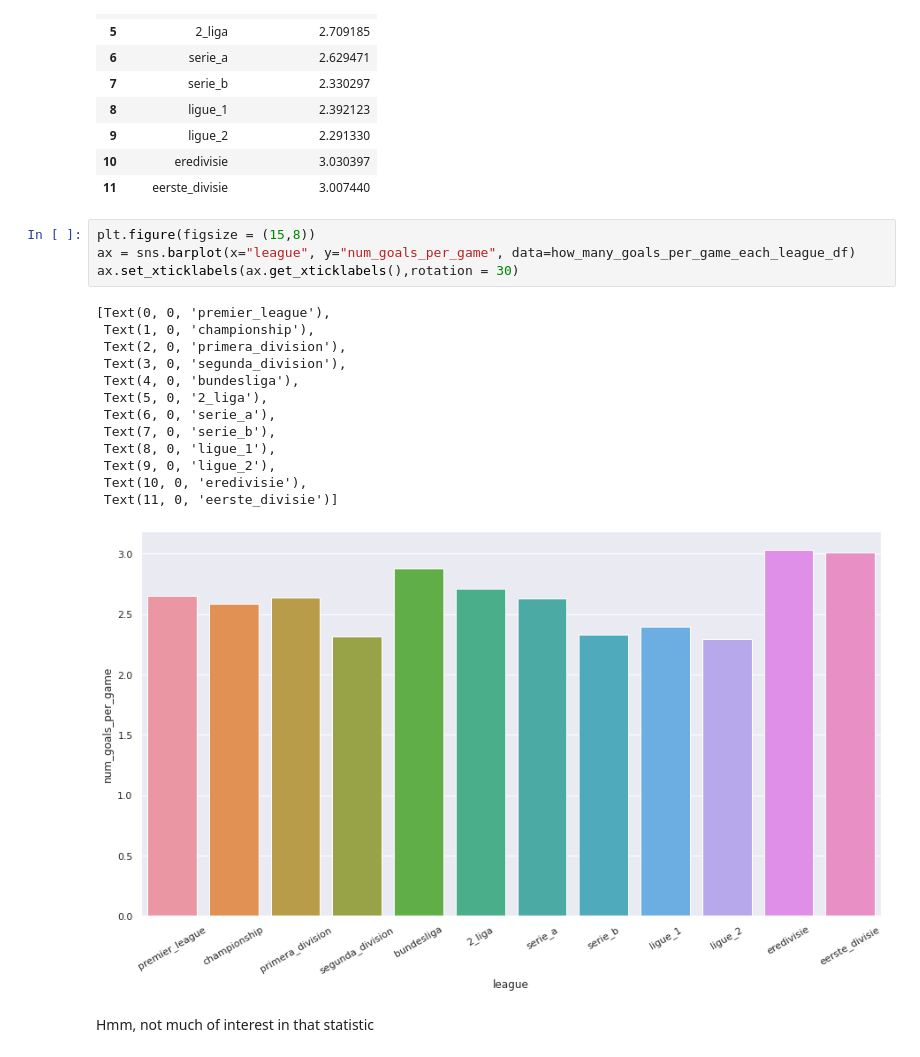
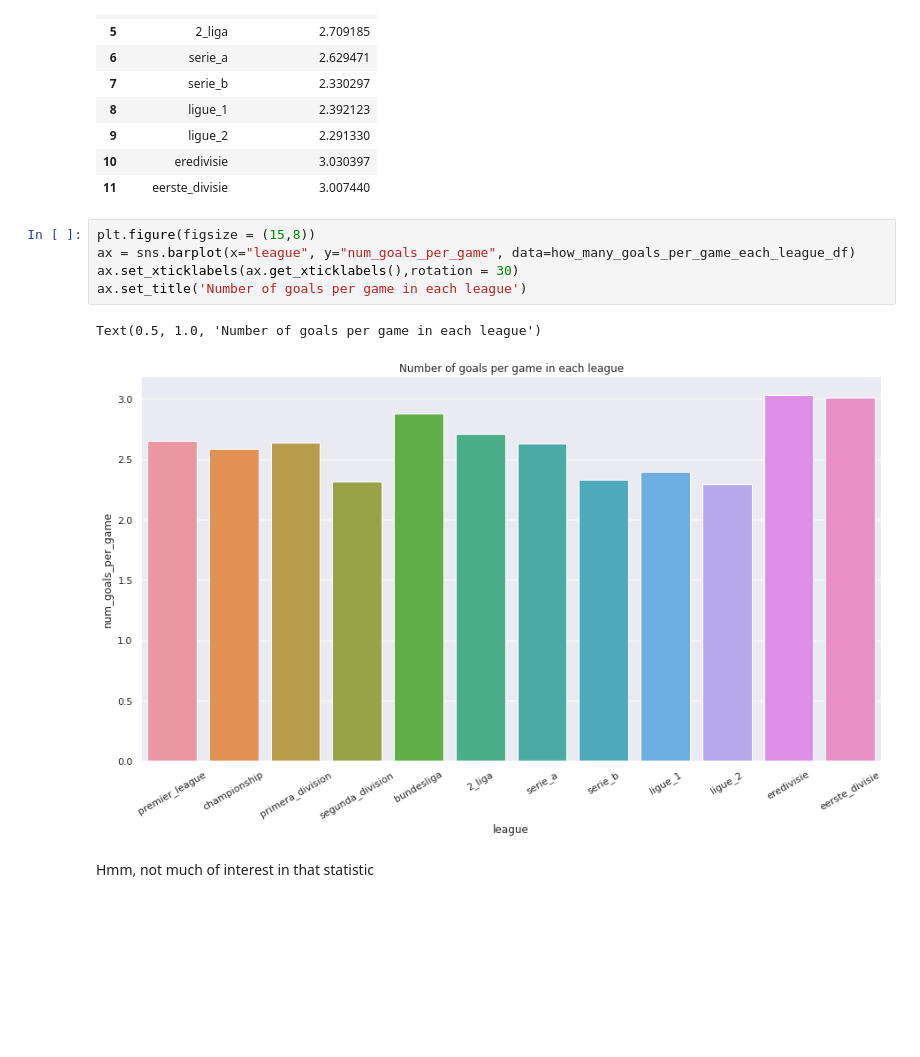
Before and after one commit to dan-bouchard/Football-Match-Outcome-Prediction, a Jupyter notebook: eda_and_data_cleaning.ipynb, the cells around one changed output. Saved outputs shown, nothing was run; the diff lists cells and outputs as text; blank space fills up the shorter version.

```diff
--- a/eda_and_data_cleaning.ipynb
+++ b/eda_and_data_cleaning.ipynb
@@ -324,21 +324,11 @@ how_many_goals_per_game_each_league_df
 # %%
 plt.figure(figsize = (15,8))
 ax = sns.barplot(x="league", y="num_goals_per_game", data=how_many_goals_per_game_each_league_df)
 ax.set_xticklabels(ax.get_xticklabels(),rotation = 30)
+ax.set_title('Number of goals per game in each league')
 # %% [output]
-[Text(0, 0, 'premier_league'),
- Text(1, 0, 'championship'),
- Text(2, 0, 'primera_division'),
- Text(3, 0, 'segunda_division'),
- Text(4, 0, 'bundesliga'),
- Text(5, 0, '2_liga'),
- Text(6, 0, 'serie_a'),
- Text(7, 0, 'serie_b'),
- Text(8, 0, 'ligue_1'),
- Text(9, 0, 'ligue_2'),
- Text(10, 0, 'eredivisie'),
- Text(11, 0, 'eerste_divisie')]
+Text(0.5, 1.0, 'Number of goals per game in each league')
-[figure, old version]
+[figure, new version]
 # %% [markdown]
 Hmm, not much of interest in that statistic
 # %%
```
Also changed, not shown: parts of 2 cells of this notebook.
